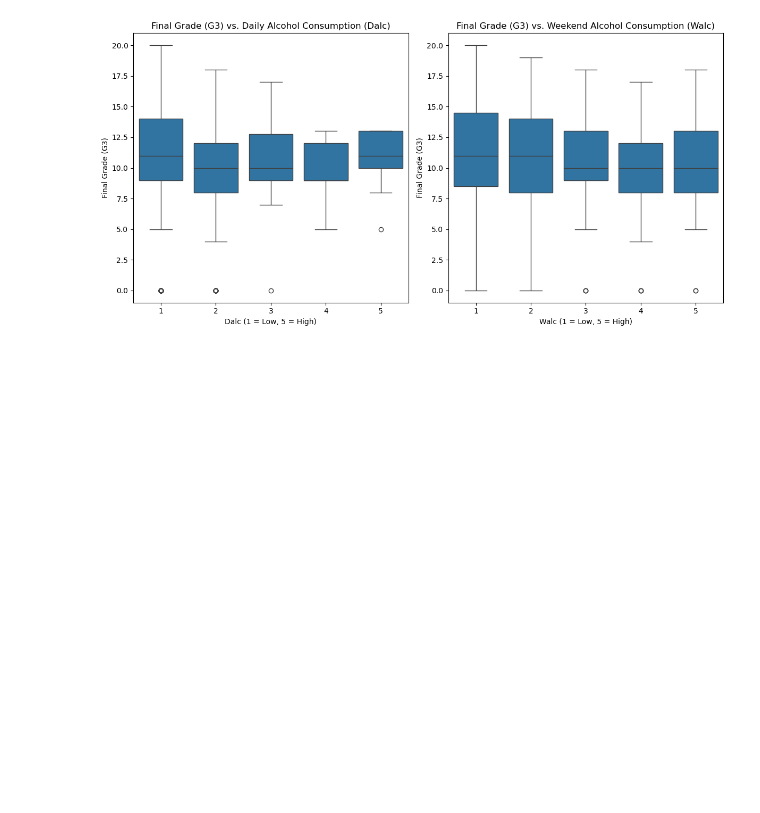
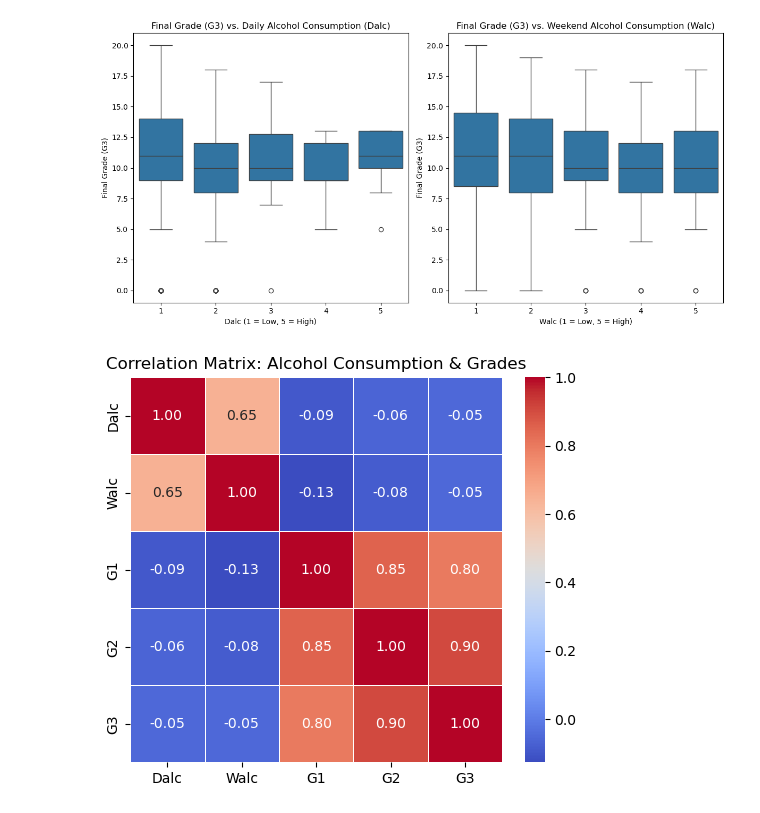
Before and after one commit to lahirudatascience/principles-data-science, a Jupyter notebook: code/student_ analysis.ipynb, the cells around one changed output. Cells and saved outputs as stored; diff of their text form; code cells hidden in the pictures; blank space fills up the shorter version.

Commit message:
Correlation Analysis done

```diff
--- a/code/student_ analysis.ipynb
+++ b/code/student_ analysis.ipynb
@@ -116,3 +116,12 @@ plt.tight_layout()
 plt.show()
 # %% [output]
 [figure]
+# %%
+# Step 4: Correlation Analysis
+correlation_matrix = df[['Dalc', 'Walc', 'G1', 'G2', 'G3']].corr()
+plt.figure(figsize=(6, 5))
+sns.heatmap(correlation_matrix, annot=True, cmap='coolwarm', fmt=".2f", linewidths=0.5)
+plt.title('Correlation Matrix: Alcohol Consumption & Grades')
+plt.show()
+# %% [output]
+[figure, added]
```
Also changed, not shown: 1 other file.
